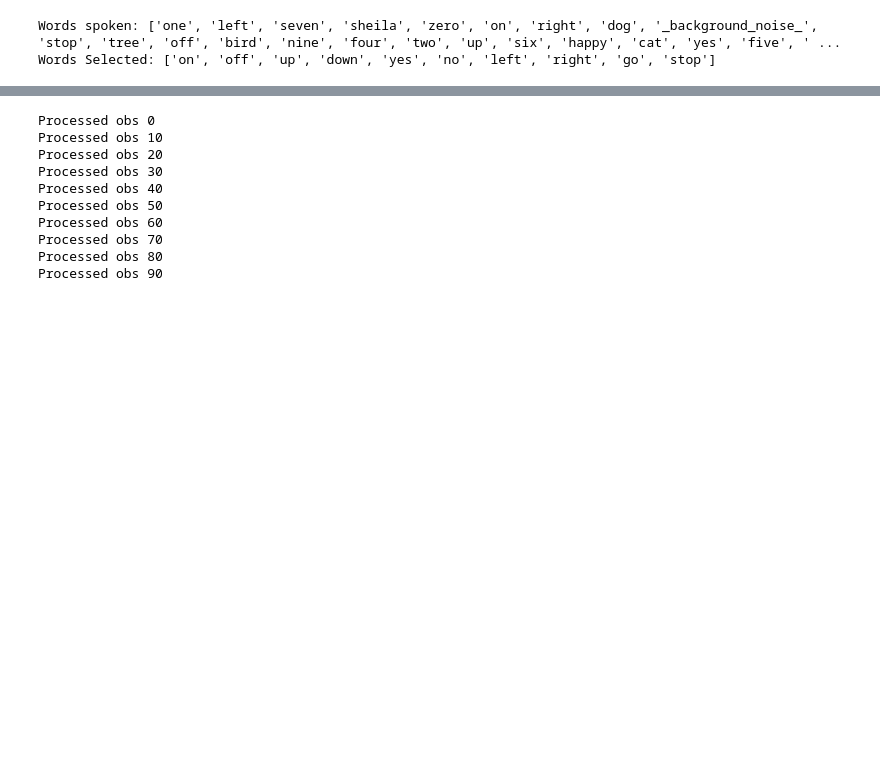
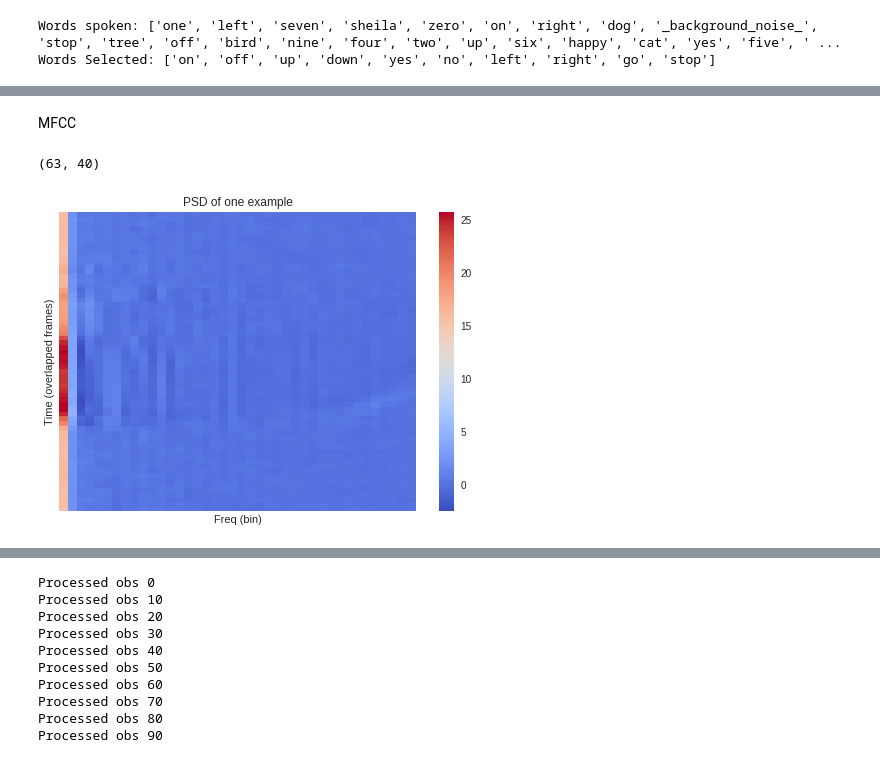
Before and after one commit to ayanokohjikimimaro/Data_Read, a Jupyter notebook: speechcomand_gmmhmm.ipynb, the cells around one changed output, grey strips where cells are left out. Drawn from its saved outputs; the diff is of its cells as text; code cells hidden in the pictures; blank space fills up the shorter version.

```diff
--- a/speechcomand_gmmhmm.ipynb
+++ b/speechcomand_gmmhmm.ipynb
@@ -166,0 +209,16 @@ def peakfind(x, n_peaks, l_size=3, r_size=3, c_size=3, f=np.mean):
+# %% [markdown]
+MFCC
+# %%
+mfcc_freq = librosa.feature.mfcc( S=calculate_melsp(data_list[0]), n_mfcc=40 )
+mfcc_freq = mfcc_freq.T
+print(mfcc_freq.shape)
+librosa.display.specshow(mfcc_freq, sr=16000)
+plt.colorbar()
+plt.xlabel('Freq (bin)')
+plt.ylabel('Time (overlapped frames)')
+#plt.ylim(log_freq.shape[1])
+plt.title('PSD of %s example'%labels[0])
+plt.show()
+# %% [output]
+(63, 40)
+[figure, added]
```
Also changed, not shown: parts of 24 cells of this notebook.
